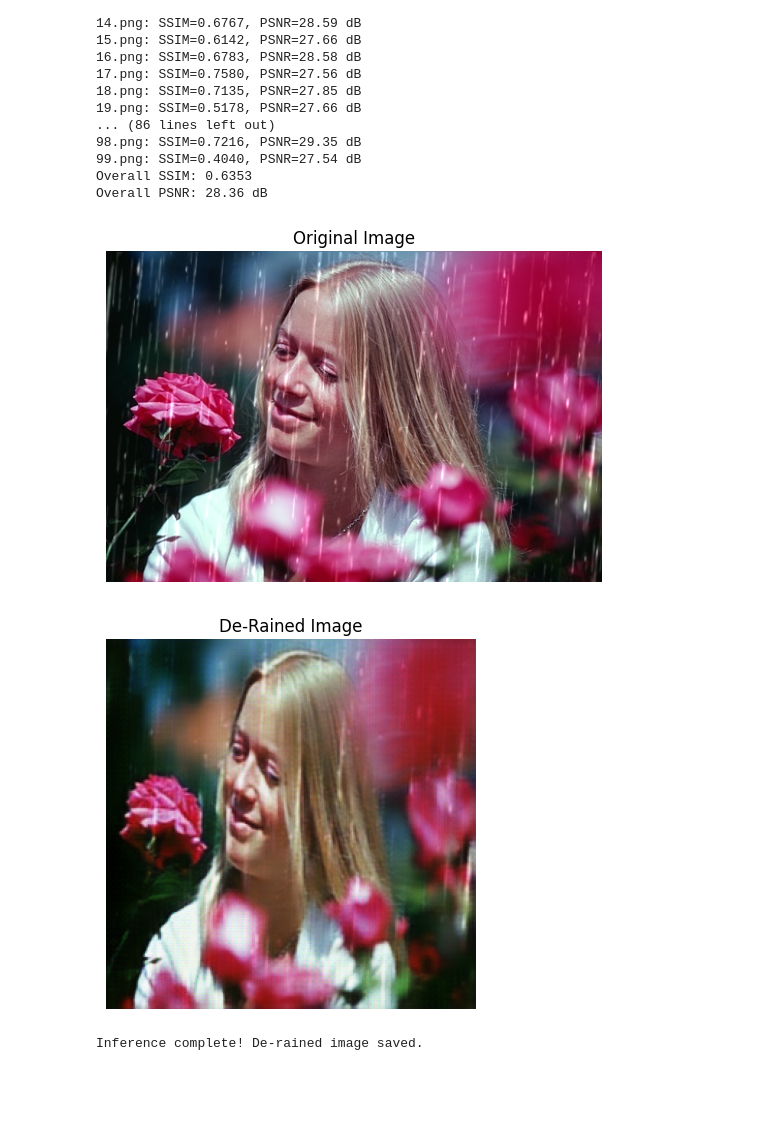
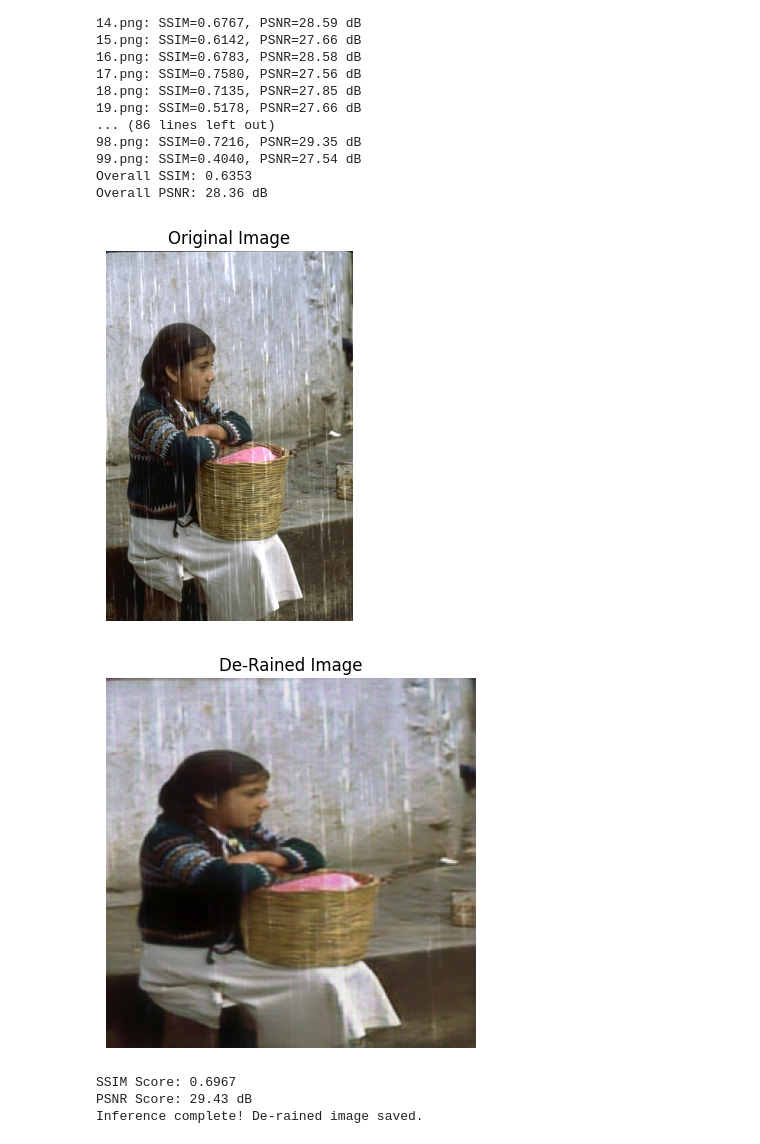
Before and after one commit to AbdulSheffa/IRP, a Jupyter notebook: FYP_GAN.ipynb, the cells around one changed output. Drawn from its saved outputs; the diff is of its cells as text; code cells hidden in the pictures; blank space fills up the shorter version.

```diff
--- a/FYP_GAN.ipynb
+++ b/FYP_GAN.ipynb
@@ -111,7 +111,7 @@ class RainDatasetSSL(Dataset):
         return len(self.input_images)
 
     def mask_image(self, img_tensor, img_name):
-        """Apply dynamic masking for self-supervised learning & save masked image if required."""
+        """Apply Random masking for self-supervised learning & save masked image if required."""
         if img_tensor.dim() == 4:  # If batch, process each image separately
             return torch.stack([self.mask_image(single_img, img_name) for single_img in img_tensor])
 
@@ -460,9 +460,9 @@ for dataset_name, paths in datasets.items():
     if epoch == num_epochs + start_epoch - 1:
         model.netG_A.eval()
         with torch.no_grad():
-            for i, (_, real_A, _, img_names) in enumerate(train_loader):
-                real_A = real_A.to(device)
-                fake_B = model.netG_A(real_A)
+            for i, (masked_A, _, _, img_names) in enumerate(train_loader):
+                masked_A = masked_A.to(device)
+                fake_B = model.netG_A(masked_A)
 
                 # Apply Denormalization
                 fake_B = denormalize(fake_B).clamp(0, 1)
@@ -968,7 +968,7 @@ transform = transforms.Compose([
 ])
 
 # Load new rainy image
-image_path = "/content/drive/MyDrive/Khabeer - IRP/Dataset/Rain100L/input/62.png"
+image_path = "/content/drive/MyDrive/Khabeer - IRP/Dataset/Rain100L/input/52.png"
 img = Image.open(image_path).convert("RGB")
 img_tensor = transform(img).unsqueeze(0).to(device)  # Add batch dimension
 
@@ -983,7 +983,9 @@ de_rained_tensor = torch.clamp(de_rained_tensor, 0, 1)
 
 # Save the de-rained image
 de_rained_image = to_pil_image(de_rained_tensor.squeeze(0).cpu())
-de_rained_image.save("/content/drive/MyDrive/Khabeer - IRP/Dataset/Test/62.png")
+
+de_rained_image_path = "/content/drive/MyDrive/Khabeer - IRP/Dataset/Test/52_de_rained.png"
+de_rained_image.save(de_rained_image_path)
 
 def calculate_psnr(img1, img2):
     """Compute Peak Signal-to-Noise Ratio (PSNR)"""
@@ -1002,38 +1004,40 @@ def calculate_ssim(img1, img2):
 
 # Load images
 input_img = cv2.imread(image_path)
-de_rained_img = cv2.imread(de_rained_image)
+de_rained_img = cv2.imread(de_rained_image_path)
 
 # Resize de-rained image to match input image dimensions
 de_rained_img = cv2.resize(de_rained_img, (input_img.shape[1], input_img.shape[0]))
 
 # Convert to grayscale
 input_gray = cv2.cvtColor(input_img, cv2.COLOR_BGR2GRAY)
 de_rained_gray = cv2.cvtColor(de_rained_img, cv2.COLOR_BGR2GRAY)
 
 #  Compute SSIM correctly (Grayscale)
 ssim_score = calculate_ssim(input_gray, de_rained_gray)
 
 # Compute PSNR in grayscale (for consistency)
 psnr_score = calculate_psnr(input_gray, de_rained_gray)
 
 
 plt.imshow(img)
 plt.axis('off')
 plt.title("Original Image")
 plt.show()
 
 plt.imshow(de_rained_image)
 plt.axis('off')
 plt.title("De-Rained Image")
 plt.show()
 
 # Print results
 print(f"SSIM Score: {ssim_score:.4f}")
 print(f"PSNR Score: {psnr_score:.2f} dB")
 
 print("Inference complete! De-rained image saved.")
 # %% [output]
-[figure, old version]
+[figure, new version]
-[figure, old version]
+[figure, new version]
+SSIM Score: 0.6967
+PSNR Score: 29.43 dB
 Inference complete! De-rained image saved.
```
Also changed, not shown: parts of 5 cells of this notebook.
